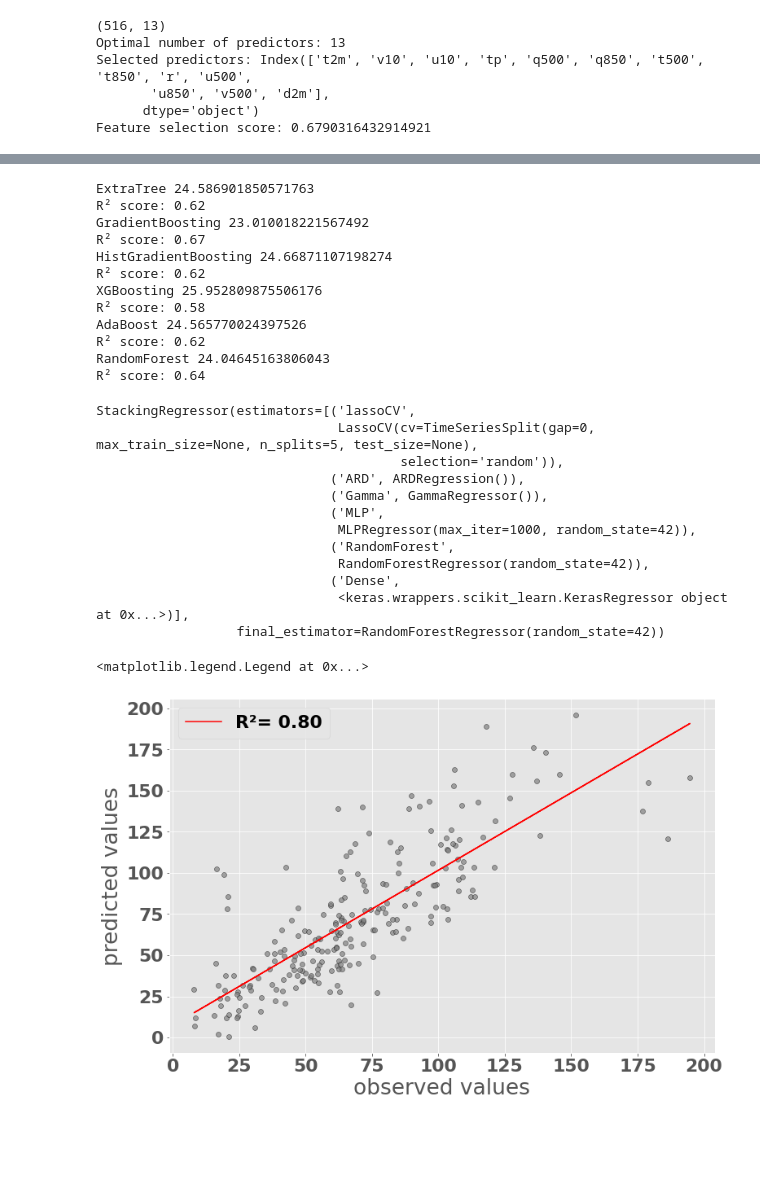
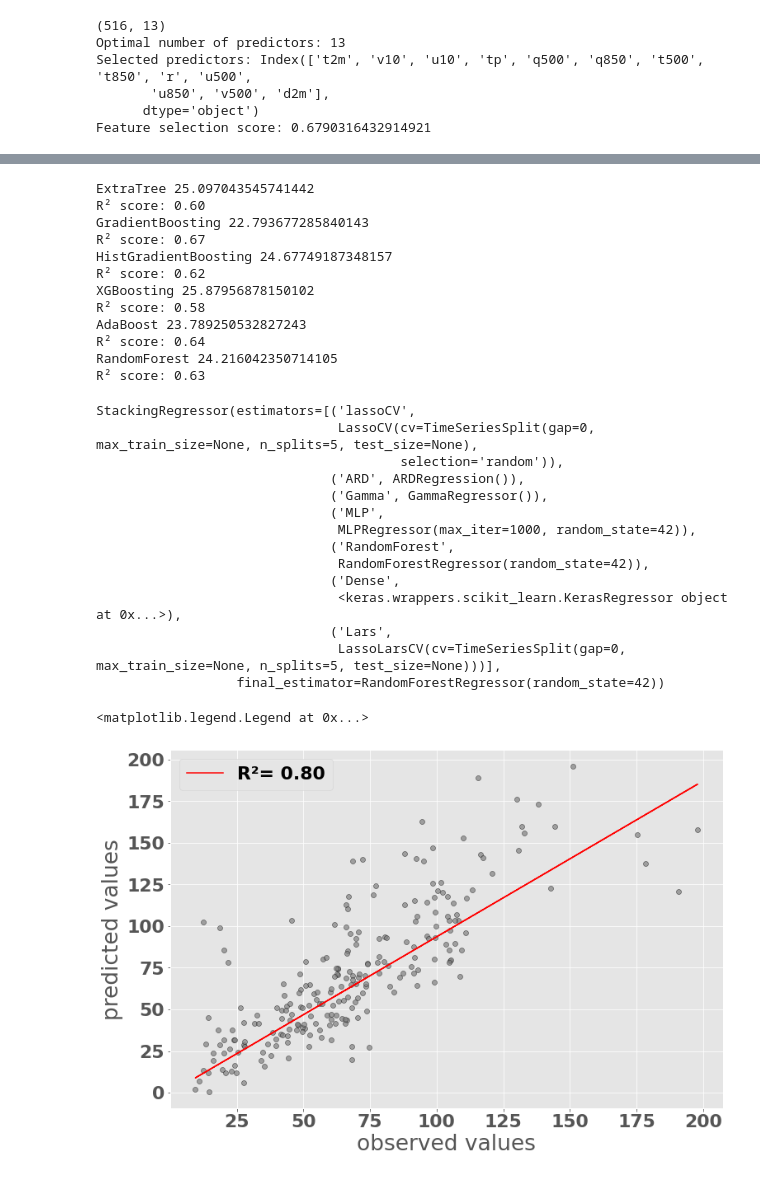
Before and after one commit to Dan-Boat/Data_science_projects, a Jupyter notebook: ensembles_regressor/ensembles.ipynb, the cells around one changed output, grey strips where cells are left out. Drawn from its saved outputs; the diff is of its cells as text; code cells hidden in the pictures; blank space fills up the shorter version.

```diff
--- a/ensembles_regressor/ensembles.ipynb
+++ b/ensembles_regressor/ensembles.ipynb
@@ -108,6 +108,7 @@ warnings.filterwarnings("ignore")
 # defining models in level 1 BayesianRidge, ARDRegression, GammaRegressor, MultiTaskElasticNetCV, QuantileRegressor
 #lasso
 lassoCV = LassoCV(cv=cv, selection="random")
+lassoLarsCV = LassoLarsCV(cv=cv,)
 #ElasticNetCV = MultiTaskElasticNetCV(cv=cv)
 ARD = ARDRegression()
 gamma = GammaRegressor()  #gamma regressor do not accept standardized values (negative anomalies)
@@ -142,10 +143,10 @@ keras_reg._estimator_type = "regressor"
 # checking the performance of the individual models
 estimators = [("lassoCV", lassoCV), ("ARD", ARD), ("Gamma", gamma), ("MLP", MLP),
                                         ("RandomForest", randomforest),
-             ("Dense", keras_reg)]
+             ("Dense", keras_reg), ("Lars",lassoLarsCV)]
 
 
-for reg in (lassoCV, ARD, gamma, MLP, randomforest, keras_reg,):
+for reg in (lassoCV, ARD, gamma, MLP, randomforest, keras_reg, lassoLarsCV):
     reg.fit(X_train_new, y_train)
     yhat = reg.predict(X_test_new)
     print(reg.__class__.__name__, mean_squared_error(y_test, yhat, squared=False))
@@ -199,18 +202,18 @@ for estimator,name in zip([extra_tree, gradient_boost, histgradient_boost, xgboo
     print(name, mean_squared_error(y_test, yhat, squared=False))
     print("R² score: {:.2f}".format(r2_score(y_test, yhat)))
 # %% [output]
-ExtraTree 24.586901850571763
+ExtraTree 25.097043545741442
+R² score: 0.60
+GradientBoosting 22.793677285840143
+R² score: 0.67
+HistGradientBoosting 24.67749187348157
 R² score: 0.62
-GradientBoosting 23.010018221567492
-R² score: 0.67
-HistGradientBoosting 24.66871107198274
-R² score: 0.62
-XGBoosting 25.952809875506176
+XGBoosting 25.87956878150102
 R² score: 0.58
-AdaBoost 24.565770024397526
-R² score: 0.62
-RandomForest 24.04645163806043
+AdaBoost 23.789250532827243
 R² score: 0.64
+RandomForest 24.216042350714105
+R² score: 0.63
 # %%
 stacked_regressor
 # %% [output]
@@ -224,26 +227,34 @@ StackingRegressor(estimators=[('lassoCV',
                               ('RandomForest',
                                RandomForestRegressor(random_state=42)),
                               ('Dense',
-                               <keras.wrappers.scikit_learn.KerasRegressor object at 0x...>)],
+                               <keras.wrappers.scikit_learn.KerasRegressor object at 0x...>),
+                              ('Lars',
+                               LassoLarsCV(cv=TimeSeriesSplit(gap=0, max_train_size=None, n_splits=5, test_size=None)))],
                   final_estimator=RandomForestRegressor(random_state=42))
 # %%
 #prediciton and visualizaiton
 plt.style.use("ggplot")
 plt.rcParams.update({"font.size":22, "font.weight":"bold"})
 from scipy import stats
+from sklearn.linear_model import LinearRegression
+
+#model = LinearRegression(fit_intercept=False)
+#model.fit(yhat, y_test)
+#reg_line = model.predict(yhat)
+#score = model.score()
 reg_stat = stats.linregress(yhat, y_test)
-reg_line = reg_stat.slope*yhat + reg_stat.intercept
+reg_line = reg_stat.slope*yhat
 
 fig,ax = plt.subplots(figsize=(12,8))
 ax.scatter(yhat, y_test, edgecolor='k', facecolor='grey', alpha=0.7,)
 #ax.plot(yhat, reg_line, color="red", label="R²= {:.2f}".format(r2_score(y_test, yhat)))
 ax.plot(yhat, reg_line, color="red", label="R²= {:.2f}".format(reg_stat.rvalue))
 ax.set_ylabel("predicted values")
 ax.set_xlabel("observed values")
 ax.legend(frameon=True)
 # %% [output]
 <matplotlib.legend.Legend at 0x...>
-[figure, old version]
+[figure, new version]
 # %%
 #residuals plot (To check for overfitting)--including linear models deviates the residuals form normal distribution (which justifies that
 # the relation between the large scale and local precipitation is non-linear). Therefore, models like tree-based algorithms, bayesian regression
```
Also changed, not shown: parts of 4 cells of this notebook, 1 other file.
